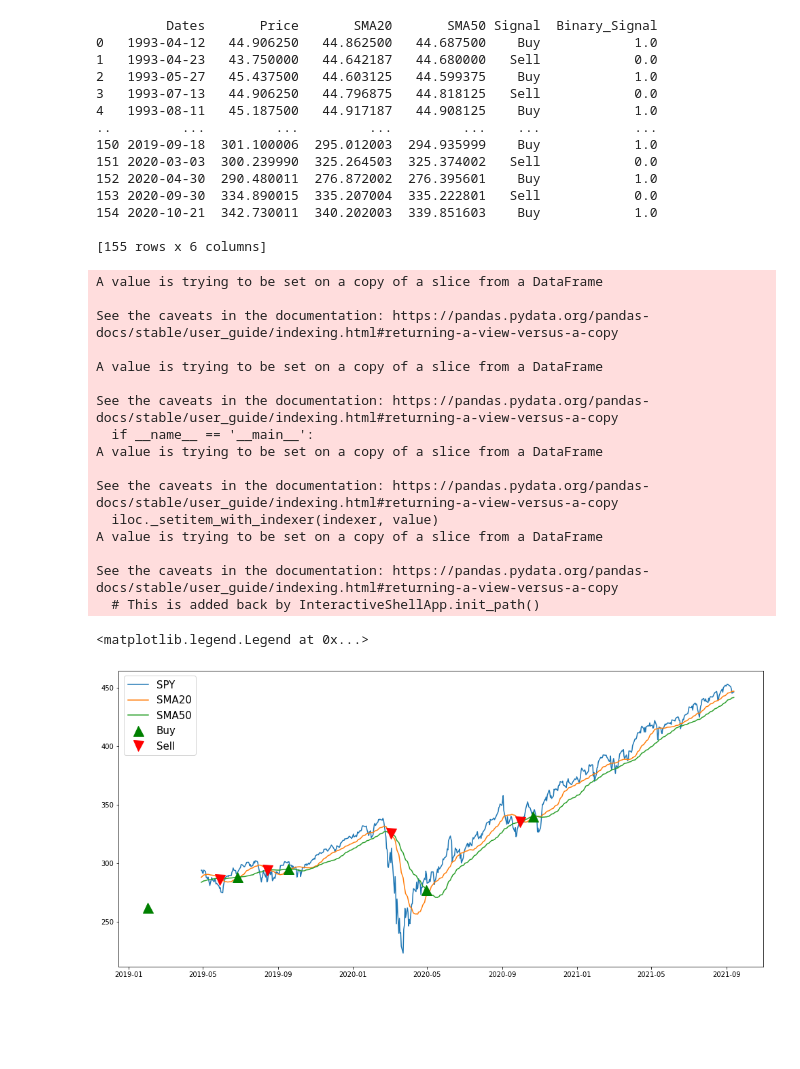
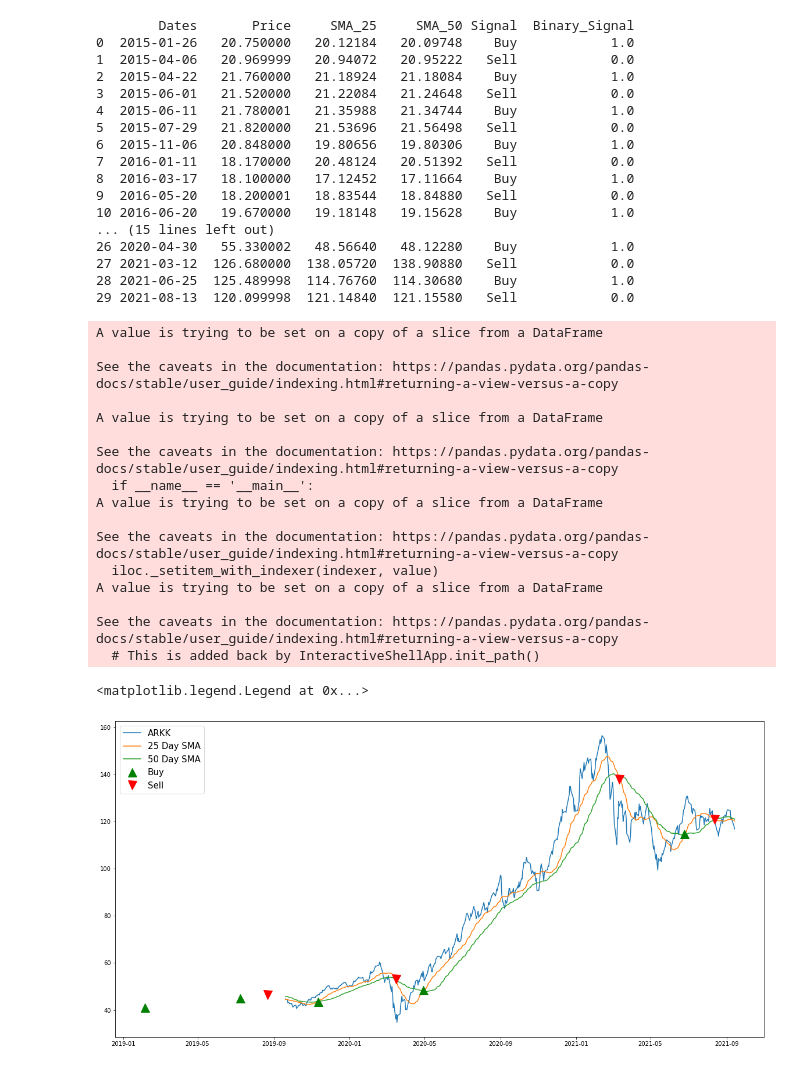
Before and after one commit to tzev/LinkedIn-Project, a Jupyter notebook: TradingSignals.ipynb, the cells around one changed output. Saved outputs shown, nothing was run; the diff lists cells and outputs as text; code cells hidden in the pictures; blank space fills up the shorter version.

```diff
--- a/TradingSignals.ipynb
+++ b/TradingSignals.ipynb
@@ -42,6 +57,6 @@ ax[1].plot(spy['Volume'])
 # %%
-SMA10 = spy['Close'].rolling(window = 10).mean()
-SMA20 = spy['Close'].rolling(window = 20).mean()
-SMA50 = spy['Close'].rolling(window = 50).mean()
-SMA100 = spy['Close'].rolling(window = 100).mean()
+SMA_10 = ark['Close'].rolling(window = 10).mean()
+SMA_25 = ark['Close'].rolling(window = 25).mean()
+SMA_50 = ark['Close'].rolling(window = 50).mean()
+SMA_100 = ark['Close'].rolling(window = 100).mean()
 # %%
@@ -75,10 +87,13 @@ SMA50 = SMA50.reset_index()
+# %%
+SMA_25 = SMA_25.reset_index()
+SMA_50 = SMA_50.reset_index()
 # %%
 crossovers = pd.DataFrame()
-crossovers['Dates'] = SMA20['Date']
-crossovers['Price'] = [i for i in spy['Close']]
-crossovers['SMA20'] = SMA20['Close']
-crossovers['SMA50'] = SMA50['Close']
-crossovers['position'] = crossovers['SMA20'] >= crossovers['SMA50']
+crossovers['Dates'] = SMA_25['Date']
+crossovers['Price'] = [i for i in ark['Close']]
+crossovers['SMA_25'] = SMA_25['Close']
+crossovers['SMA_50'] = SMA_50['Close']
+crossovers['position'] = crossovers['SMA_25'] >= crossovers['SMA_50']
 crossovers['pre-position'] = crossovers['position'].shift(1)
 crossovers['Crossover'] = np.where(crossovers['position'] == crossovers['pre-position'], False, True)
 crossovers['Crossover'][0] = False
@@ -108,28 +123,31 @@ crossovers = crossovers.reset_index()
 crossovers = crossovers.drop(['position', 'pre-position', 'Crossover', 'index'], axis=1)
 crossovers['Signal'] = np.nan
 crossovers['Binary_Signal'] = 0.0
-for i in range(len(crossovers['SMA20'])):
-    if crossovers['SMA20'][i] > crossovers['SMA50'][i]:
+for i in range(len(crossovers['SMA_25'])):
+    if crossovers['SMA_25'][i] > crossovers['SMA_50'][i]:
         crossovers['Binary_Signal'][i] = 1.0
         crossovers['Signal'][i] = 'Buy'
     else:
         crossovers['Signal'][i] = 'Sell'
 print(crossovers)
 # %% [output]
-         Dates       Price       SMA20       SMA50 Signal  Binary_Signal
-0   1993-04-12   44.906250   44.862500   44.687500    Buy            1.0
-1   1993-04-23   43.750000   44.642187   44.680000   Sell            0.0
-2   1993-05-27   45.437500   44.603125   44.599375    Buy            1.0
-3   1993-07-13   44.906250   44.796875   44.818125   Sell            0.0
-4   1993-08-11   45.187500   44.917187   44.908125    Buy            1.0
-..         ...         ...         ...         ...    ...            ...
-150 2019-09-18  301.100006  295.012003  294.935999    Buy            1.0
-151 2020-03-03  300.239990  325.264503  325.374002   Sell            0.0
-152 2020-04-30  290.480011  276.872002  276.395601    Buy            1.0
-153 2020-09-30  334.890015  335.207004  335.222801   Sell            0.0
-154 2020-10-21  342.730011  340.202003  339.851603    Buy            1.0
-
-[155 rows x 6 columns]
+        Dates       Price     SMA_25     SMA_50 Signal  Binary_Signal
+0  2015-01-26   20.750000   20.12184   20.09748    Buy            1.0
+1  2015-04-06   20.969999   20.94072   20.95222   Sell            0.0
+2  2015-04-22   21.760000   21.18924   21.18084    Buy            1.0
+3  2015-06-01   21.520000   21.22084   21.24648   Sell            0.0
+4  2015-06-11   21.780001   21.35988   21.34744    Buy            1.0
+5  2015-07-29   21.820000   21.53696   21.56498   Sell            0.0
+6  2015-11-06   20.848000   19.80656   19.80306    Buy            1.0
+7  2016-01-11   18.170000   20.48124   20.51392   Sell            0.0
+8  2016-03-17   18.100000   17.12452   17.11664    Buy            1.0
+9  2016-05-20   18.200001   18.83544   18.84880   Sell            0.0
+10 2016-06-20   19.670000   19.18148   19.15628    Buy            1.0
+... (15 lines left out)
+26 2020-04-30   55.330002   48.56640   48.12280    Buy            1.0
+27 2021-03-12  126.680000  138.05720  138.90880   Sell            0.0
+28 2021-06-25  125.489998  114.76760  114.30680    Buy            1.0
+29 2021-08-13  120.099998  121.14840  121.15580   Sell            0.0
 A value is trying to be set on a copy of a slice from a DataFrame
 
 See the caveats in the documentation: https://pandas.pydata.org/pandas-docs/stable/user_guide/indexing.html#returning-a-view-versus-a-copy
@@ -147,20 +165,20 @@ A value is trying to be set on a copy of a slice from a DataFrame
 See the caveats in the documentation: https://pandas.pydata.org/pandas-docs/stable/user_guide/indexing.html#returning-a-view-versus-a-copy
   # This is added back by InteractiveShellApp.init_path()
 # %%
-# taking last 600 trading days
-SMA20 = spy['Close'].rolling(window=25).mean()
-SMA50 = spy['Close'].rolling(window=50).mean()
-plt.figure(figsize=(17, 8))
-plt.plot(spy['Close'][-600:], label='SPY')
-plt.plot(SMA20[-600:], label='SMA20')
-plt.plot(SMA50[-600:], label='SMA50')
+# taking last 500 trading days
+SMA_25 = ark['Close'].rolling(window=25).mean()
+SMA_50 = ark['Close'].rolling(window=50).mean()
+plt.figure(figsize=(20, 10))
+plt.plot(ark['Close'][-500:], label='ARKK')
+plt.plot(SMA_25[-500:], label='25 Day SMA')
+plt.plot(SMA_50[-500:], label='50 Day SMA')
 plt.plot(crossovers.loc[crossovers.Signal == 'Buy']['Dates'][-5:],
-         crossovers['SMA20'][crossovers.Signal == 'Buy'][-5:],
+         crossovers['SMA_25'][crossovers.Signal == 'Buy'][-5:],
         '^', markersize=15, color='g', label='Buy')
 plt.plot(crossovers.loc[crossovers.Signal == 'Sell']['Dates'][-4:],
-         crossovers['SMA20'][crossovers.Signal == 'Sell'][-4:],
+         crossovers['SMA_25'][crossovers.Signal == 'Sell'][-4:],
         'v', markersize=15, color='r', label='Sell')
 plt.legend(loc='upper left', fontsize=15)
 # %% [output]
 <matplotlib.legend.Legend at 0x...>
-[figure, old version]
+[figure, new version]
```
Also changed, not shown: parts of 10 cells of this notebook.
